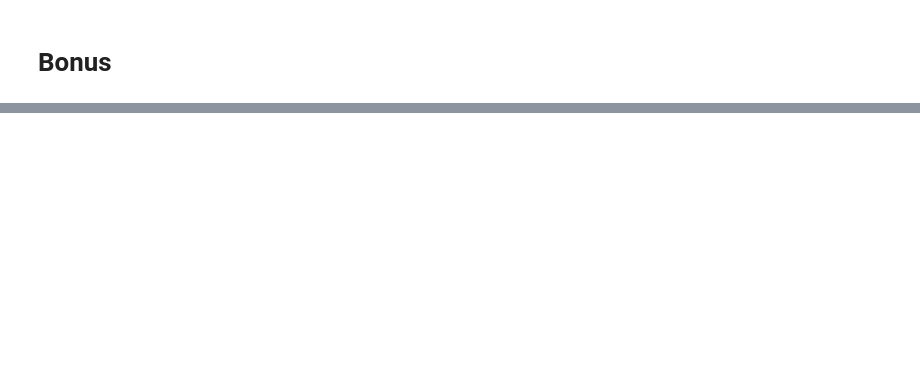
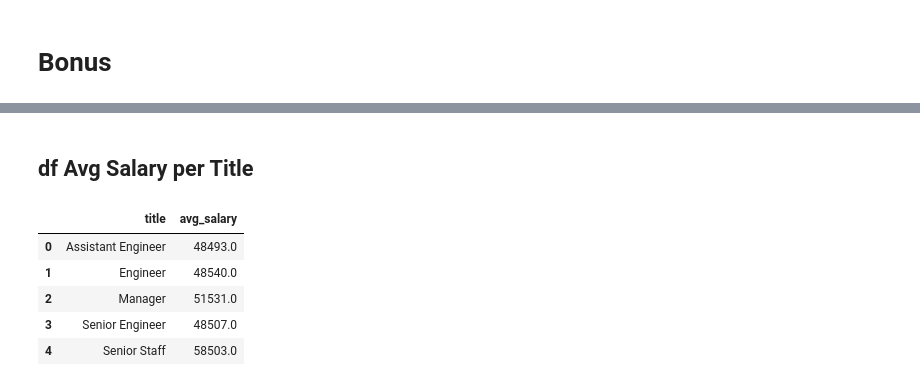
Before and after one commit to dowripple/sql-challenge, a Jupyter notebook: EmployeeSQL/Untitled.ipynb, the cells around one changed output, grey strips where cells are left out. Cells and saved outputs as stored; diff of their text form; code cells hidden in the pictures; blank space fills up the shorter version.

```diff
--- a/EmployeeSQL/Untitled.ipynb
+++ b/EmployeeSQL/Untitled.ipynb
@@ -11,0 +84,13 @@ OperationalError: (psycopg2.OperationalError) fe_sendauth: no password supplied
+# %% [markdown]
+## df Avg Salary per Title
+# %%
+avg_title_salary_df = pd.read_sql_query('SELECT t.title, ROUND(AVG(s.salary),0) AS Avg_Salary FROM "title" t INNER JOIN "employee" e ON t.emp_no = e.emp_no INNER JOIN "salary" s ON e.emp_no = s.emp_no GROUP BY t.title; ',con=connection)
+
+avg_title_salary_df.head()
+# %% [output]
+|  | title | avg_salary |
+| 0 | Assistant Engineer | 48493.0 |
+| 1 | Engineer | 48540.0 |
+| 2 | Manager | 51531.0 |
+| 3 | Senior Engineer | 48507.0 |
+| 4 | Senior Staff | 58503.0 |
```
Also changed, not shown: parts of 12 cells of this notebook, 2 other files.
